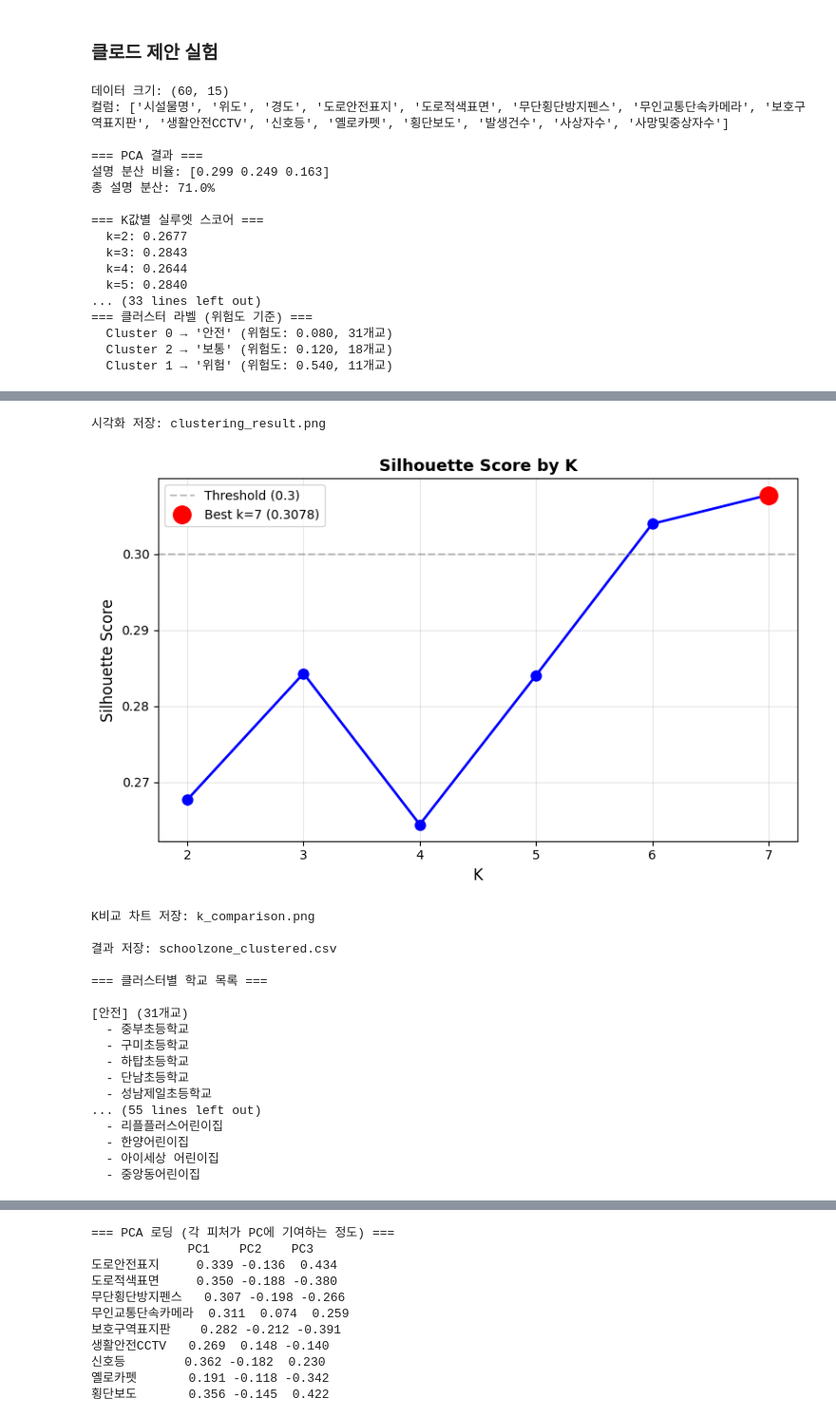
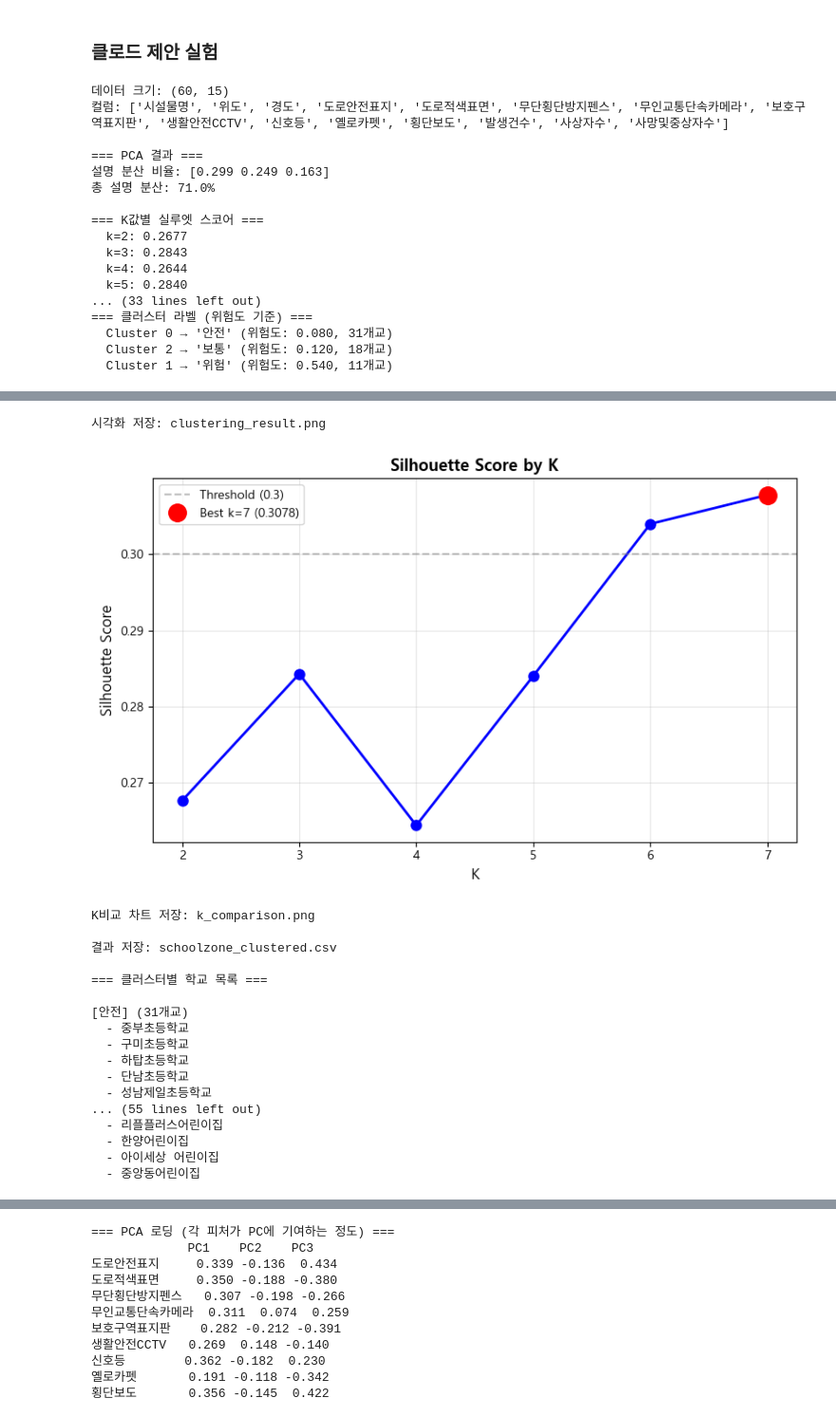
Before and after one commit to jimena1lee/1stProject_MSAI09, a Jupyter notebook: Preprocessing/preprocessing.ipynb, the cells around one changed output, grey strips where cells are left out. Shown at 95% size. Cells and saved outputs as stored; diff of their text form; code cells hidden in the pictures.

```diff
--- a/Preprocessing/preprocessing.ipynb
+++ b/Preprocessing/preprocessing.ipynb
@@ -3,6 +3,11 @@ import numpy as np
 import pandas as pd
 import matplotlib.pyplot as plt
 import seaborn as sns
+
+# 한글 폰트 설정
+plt.rcParams['font.family'] = 'Malgun Gothic'  # Windows
+# plt.rcParams['font.family'] = 'AppleGothic'  # Mac
+plt.rcParams['axes.unicode_minus'] = False
 # %% [markdown]
 ### 데이터 불러오기
 - 스쿨존 사고 : accident
@@ -482,7 +487,7 @@ import matplotlib.pyplot as plt
 # STEP 1: 데이터 로드
 # ============================================================
 # ★ 파일 경로를 본인 환경에 맞게 수정하세요
-df = pd.read_csv('스쿨존_시설물_사고통합_60개학교.csv')
+df = pd.read_csv('facilities_accident.csv')
 
 print(f"데이터 크기: {df.shape}")
 print(f"컬럼: {df.columns.tolist()}")
@@ -758,5 +763,5 @@ for label in ['안전', '보통', '위험']:
 시각화 저장: clustering_result.png
-[figure, old version]
+[figure, new version]
 K비교 차트 저장: k_comparison.png
 
 결과 저장: schoolzone_clustered.csv
```
Also changed, not shown: parts of 18 cells of this notebook, 13 other files.
